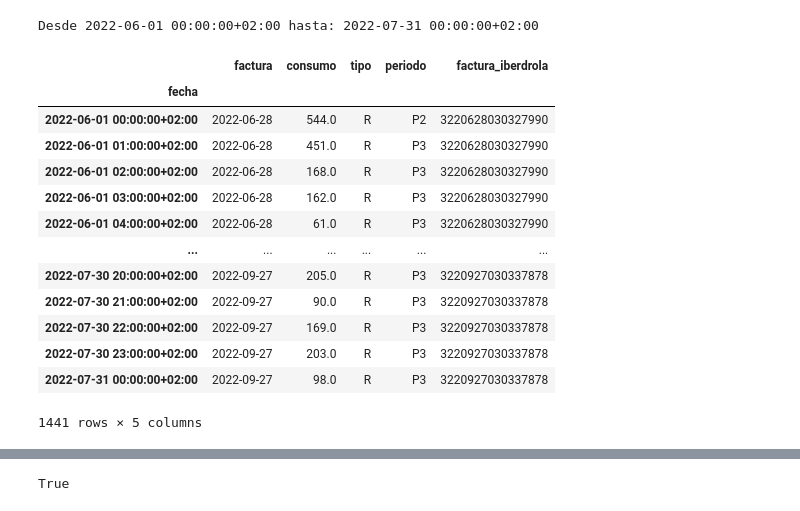
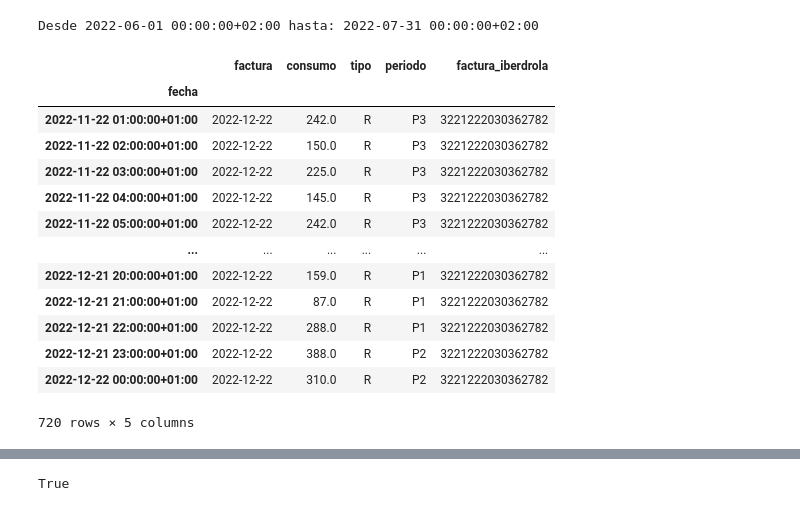
Before and after one commit to nachoplus/kwhmeter_utils, a Jupyter notebook: jupyter/pruebas.ipynb, the cells around one changed output, grey strips where cells are left out. Drawn from its saved outputs; the diff is of its cells as text; code cells hidden in the pictures.

```diff
--- a/jupyter/pruebas.ipynb
+++ b/jupyter/pruebas.ipynb
@@ -28,27 +27,27 @@ periodos_facturacion
 # %%
 
 start = kf.timezone.localize(datetime(2022, 6,1)-timedelta(days=0))
 end=start + timedelta(days=60)
 print(f'Desde {start} hasta: {end}')
-#consumos=domicilio.consumo_facturado(['2022-12-15'])
-consumos=domicilio.consumo(start,end)
+consumos=domicilio.consumo_facturado(['2022-12-22'])
+#consumos=domicilio.consumo(start,end)
 consumos
 # %% [output]
 Desde 2022-06-01 00:00:00+02:00 hasta: 2022-07-31 00:00:00+02:00
 |  | factura | consumo | tipo | periodo | factura_iberdrola |
 | fecha |  |  |  |  |  |
-| 2022-06-01 00:00:00+02:00 | 2022-06-28 | 544.0 | R | P2 | 3220628030327990 |
-| 2022-06-01 01:00:00+02:00 | 2022-06-28 | 451.0 | R | P3 | 3220628030327990 |
-| 2022-06-01 02:00:00+02:00 | 2022-06-28 | 168.0 | R | P3 | 3220628030327990 |
-| 2022-06-01 03:00:00+02:00 | 2022-06-28 | 162.0 | R | P3 | 3220628030327990 |
-| 2022-06-01 04:00:00+02:00 | 2022-06-28 | 61.0 | R | P3 | 3220628030327990 |
+| 2022-11-22 01:00:00+01:00 | 2022-12-22 | 242.0 | R | P3 | 3221222030362782 |
+| 2022-11-22 02:00:00+01:00 | 2022-12-22 | 150.0 | R | P3 | 3221222030362782 |
+| 2022-11-22 03:00:00+01:00 | 2022-12-22 | 225.0 | R | P3 | 3221222030362782 |
+| 2022-11-22 04:00:00+01:00 | 2022-12-22 | 145.0 | R | P3 | 3221222030362782 |
+| 2022-11-22 05:00:00+01:00 | 2022-12-22 | 242.0 | R | P3 | 3221222030362782 |
 | ... | ... | ... | ... | ... | ... |
-| 2022-07-30 20:00:00+02:00 | 2022-09-27 | 205.0 | R | P3 | 3220927030337878 |
-| 2022-07-30 21:00:00+02:00 | 2022-09-27 | 90.0 | R | P3 | 3220927030337878 |
-| 2022-07-30 22:00:00+02:00 | 2022-09-27 | 169.0 | R | P3 | 3220927030337878 |
-| 2022-07-30 23:00:00+02:00 | 2022-09-27 | 203.0 | R | P3 | 3220927030337878 |
-| 2022-07-31 00:00:00+02:00 | 2022-09-27 | 98.0 | R | P3 | 3220927030337878 |
+| 2022-12-21 20:00:00+01:00 | 2022-12-22 | 159.0 | R | P1 | 3221222030362782 |
+| 2022-12-21 21:00:00+01:00 | 2022-12-22 | 87.0 | R | P1 | 3221222030362782 |
+| 2022-12-21 22:00:00+01:00 | 2022-12-22 | 288.0 | R | P1 | 3221222030362782 |
+| 2022-12-21 23:00:00+01:00 | 2022-12-22 | 388.0 | R | P2 | 3221222030362782 |
+| 2022-12-22 00:00:00+01:00 | 2022-12-22 | 310.0 | R | P2 | 3221222030362782 |
-1441 rows × 5 columns
+720 rows × 5 columns
 # %%
 consumos.to_csv('consumos.csv')
 # %%
```
Also changed, not shown: parts of 11 cells of this notebook, 9 other files.
